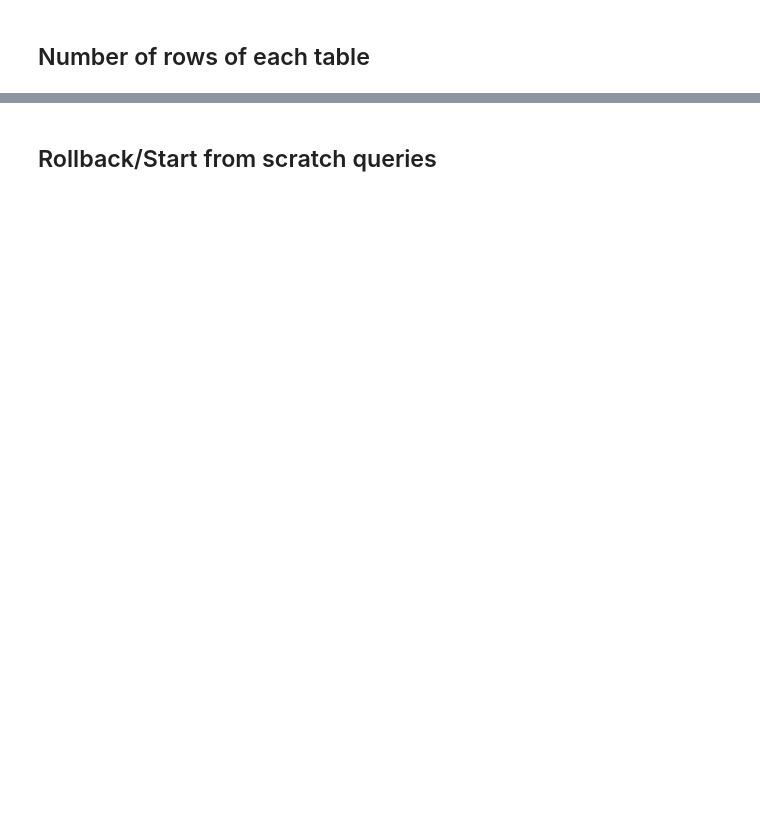
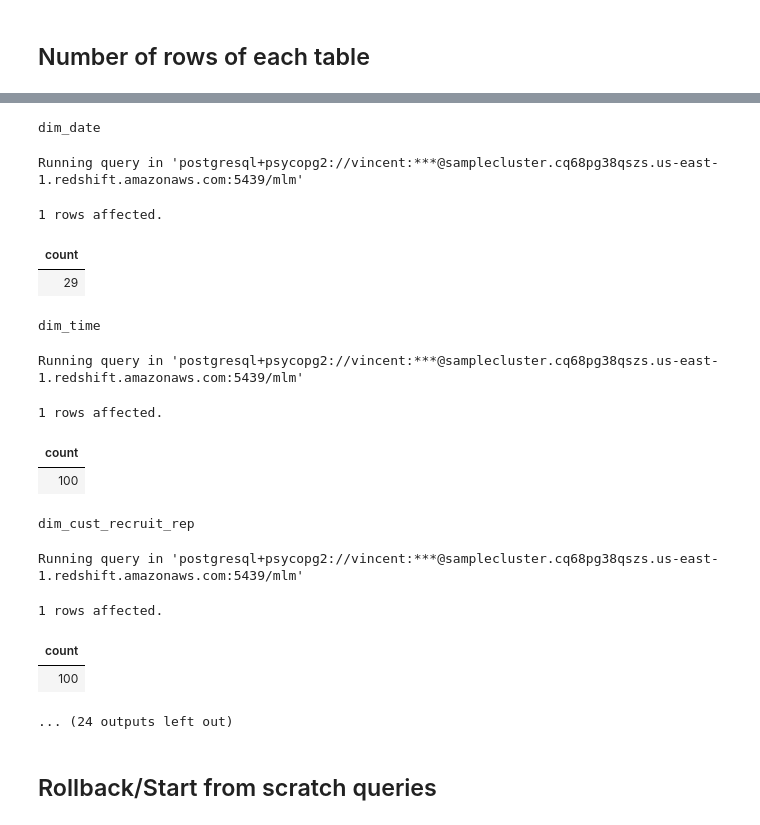
Before and after one commit to vsitucal-personal/deds_oltp_erd_implementation, a Jupyter notebook: exercise4/mlm-exercise4.ipynb, the cells around one changed output, grey strips where cells are left out. Drawn from its saved outputs; the diff is of its cells as text; code cells hidden in the pictures; blank space fills up the shorter version.

```diff
--- a/exercise4/mlm-exercise4.ipynb
+++ b/exercise4/mlm-exercise4.ipynb
@@ -264,3 +451,25 @@ Running query in 'postgresql://vincent:***@sampledb.c34wykcu8liz.us-east-1.rds.a
+# %%
+for table in table_list:
+    print(f"{table}")
+    count_query = f"select COUNT(*) from {table}"
+    display(get_ipython().run_line_magic('sql', count_query))
+# %% [output]
+dim_date
+Running query in 'postgresql+psycopg2://vincent:***@samplecluster.cq68pg38qszs.us-east-1.redshift.amazonaws.com:5439/mlm'
+1 rows affected.
+| count |
+| 29 |
+dim_time
+Running query in 'postgresql+psycopg2://vincent:***@samplecluster.cq68pg38qszs.us-east-1.redshift.amazonaws.com:5439/mlm'
+1 rows affected.
+| count |
+| 100 |
+dim_cust_recruit_rep
+Running query in 'postgresql+psycopg2://vincent:***@samplecluster.cq68pg38qszs.us-east-1.redshift.amazonaws.com:5439/mlm'
+1 rows affected.
+| count |
+| 100 |
+... (24 outputs left out)
 # %% [markdown]
 ## Rollback/Start from scratch queries
 # %%
```
Also changed, not shown: parts of 26 cells of this notebook.
